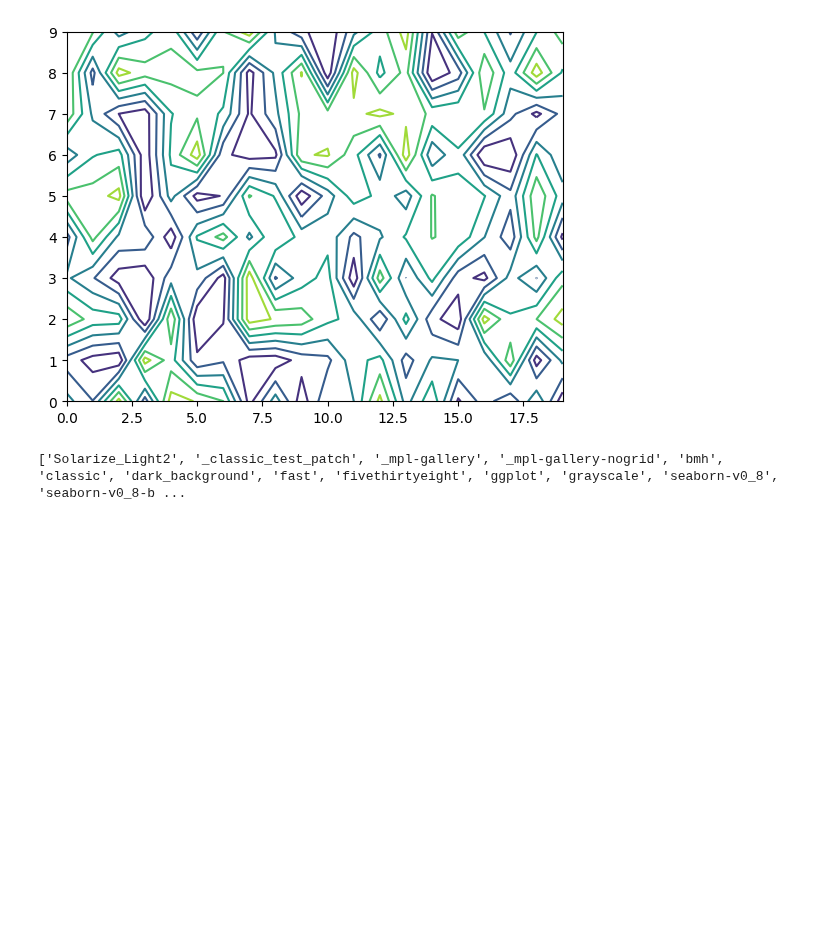
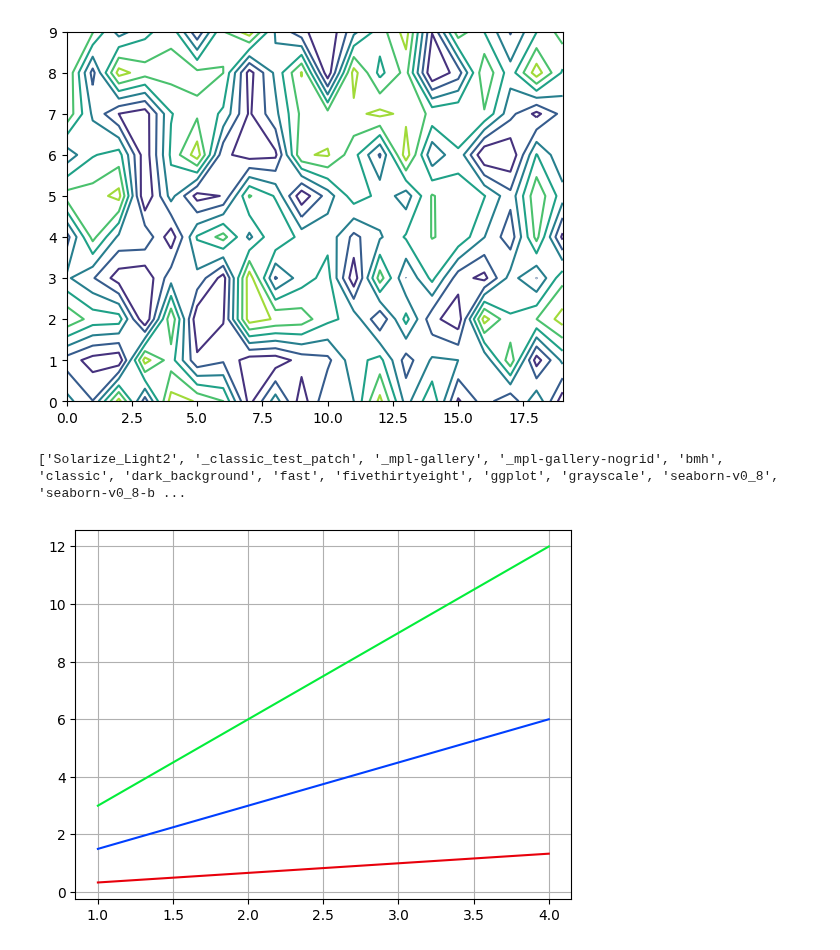
Before and after one commit to flyinacres/kaggle, a Jupyter notebook: matplotlib1.ipynb, the cells around one changed output. Saved outputs shown, nothing was run; the diff lists cells and outputs as text; code cells hidden in the pictures; blank space fills up the shorter version.

```diff
--- a/matplotlib1.ipynb
+++ b/matplotlib1.ipynb
@@ -329,3 +329,17 @@ plt.show()
 print(plt.style.available)
 # %% [output]
 ['Solarize_Light2', '_classic_test_patch', '_mpl-gallery', '_mpl-gallery-nogrid', 'bmh', 'classic', 'dark_background', 'fast', 'fivethirtyeight', 'ggplot', 'grayscale', 'seaborn-v0_8', 'seaborn-v0_8-b ...
+# %%
+# Set styles for plots
+
+plt.style.use('seaborn-bright')
+# %%
+x15 = np.arange(1, 5)
+
+plt.plot(x15, x15*1.5, x15, x15*3.0, x15, x15/3.0)
+
+plt.grid(True)
+
+plt.show()
+# %% [output]
+[figure, added]
```
Also changed, not shown: parts of 4 cells of this notebook.
